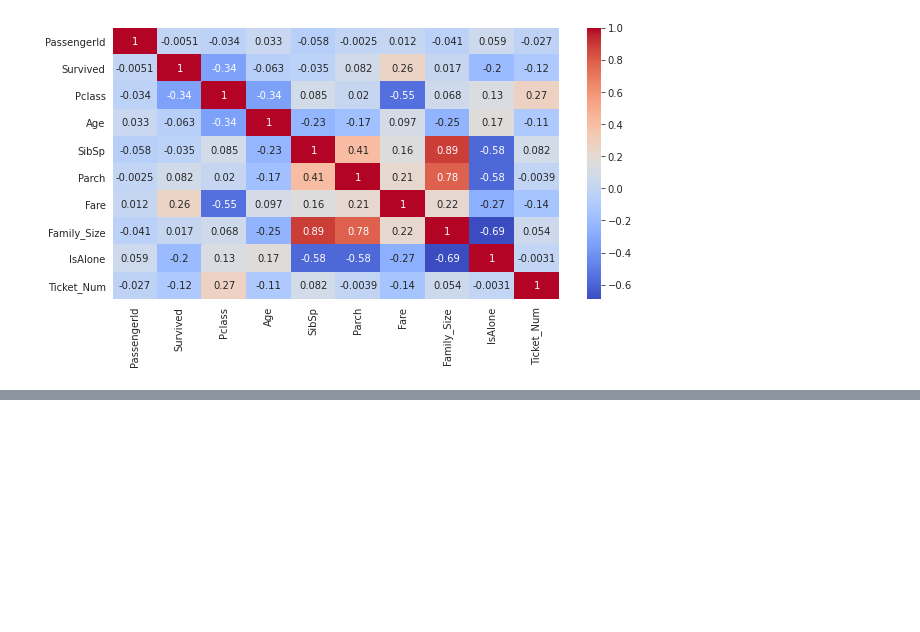
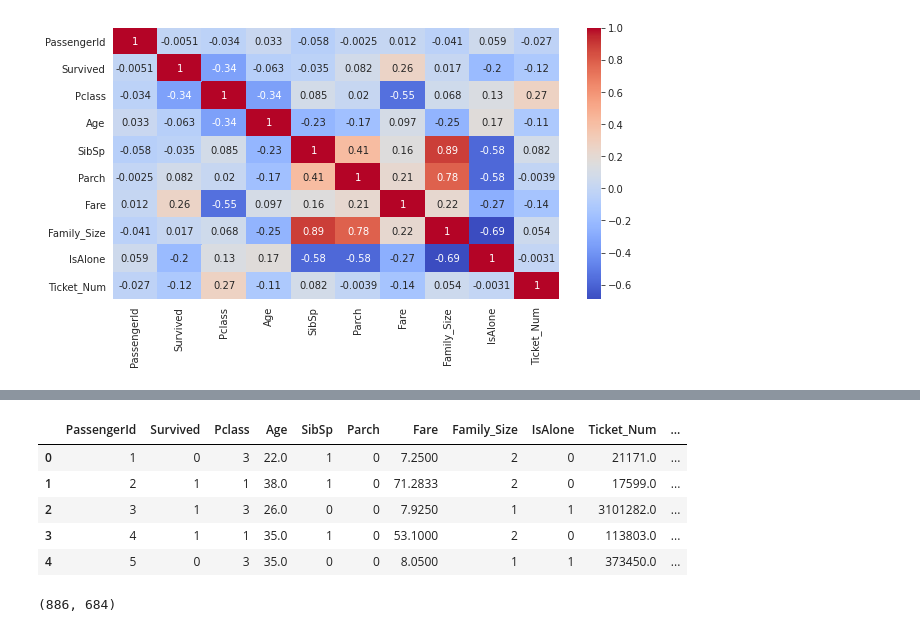
Before and after one commit to ShinyQ/Python-Data-Mining-Titanic_Train_set, a Jupyter notebook: TrainSet.ipynb, the cells around one changed output, grey strips where cells are left out. Cells and saved outputs as stored; diff of their text form; code cells hidden in the pictures; blank space fills up the shorter version.

```diff
--- a/TrainSet.ipynb
+++ b/TrainSet.ipynb
@@ -476,0 +499,14 @@ sns.heatmap(train.corr(), annot=True, cmap="coolwarm")
+# %%
+train = pd.get_dummies(train, columns=['Sex', 'Embarked', 'LastName', 'Title'])
+train.head()
+# %% [output]
+|  | PassengerId | Survived | Pclass | Age | SibSp | Parch | Fare | Family_Size | IsAlone | Ticket_Num | ... |
+| 0 | 1 | 0 | 3 | 22.0 | 1 | 0 | 7.2500 | 2 | 0 | 21171.0 | ... |
+| 1 | 2 | 1 | 1 | 38.0 | 1 | 0 | 71.2833 | 2 | 0 | 17599.0 | ... |
+| 2 | 3 | 1 | 3 | 26.0 | 0 | 0 | 7.9250 | 1 | 1 | 3101282.0 | ... |
+| 3 | 4 | 1 | 1 | 35.0 | 1 | 0 | 53.1000 | 2 | 0 | 113803.0 | ... |
+| 4 | 5 | 0 | 3 | 35.0 | 0 | 0 | 8.0500 | 1 | 1 | 373450.0 | ... |
+# %%
+train.shape
+# %% [output]
+(886, 684)
```
Also changed, not shown: parts of 5 cells of this notebook.
